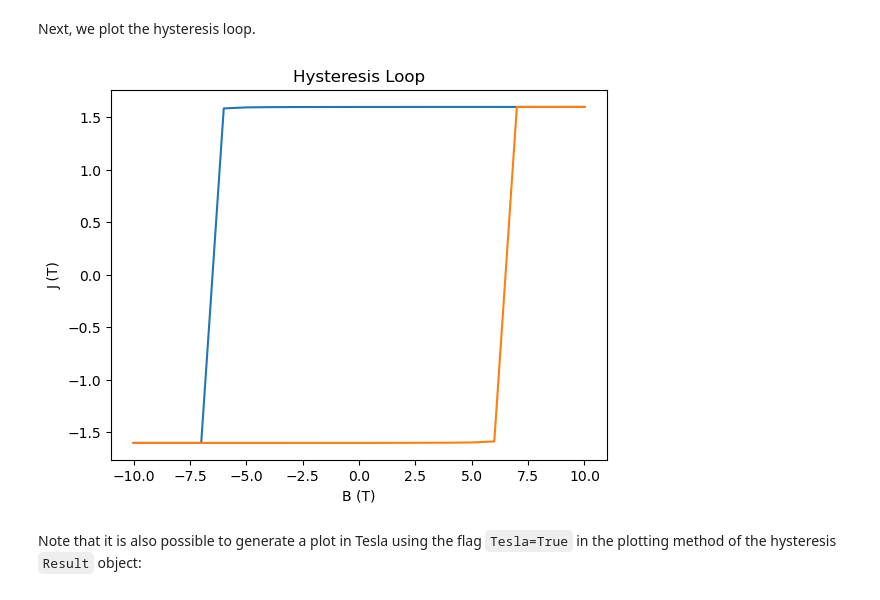
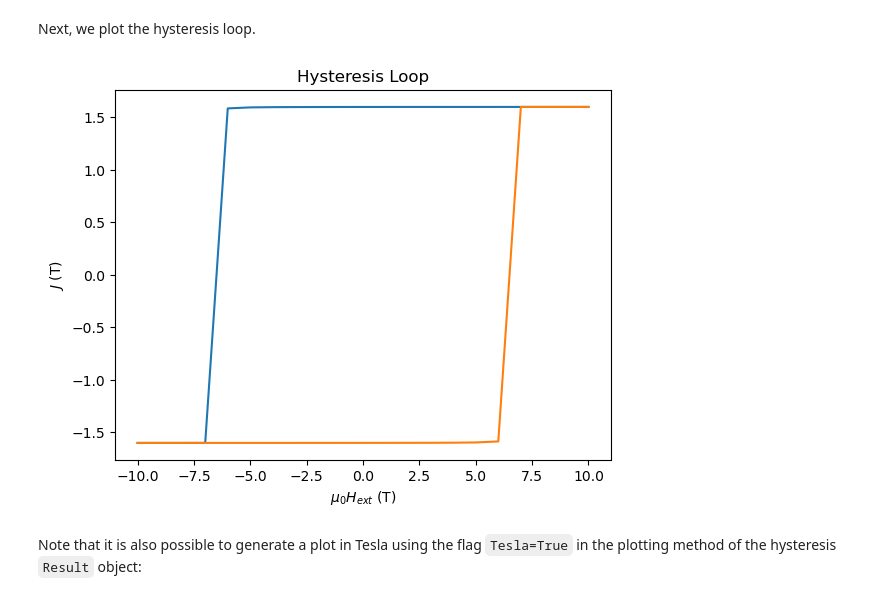
Before and after one commit to MaMMoS-project/mammos-mumag, a Jupyter notebook: examples/using_tesla.ipynb, the cells around one changed output. Drawn from its saved outputs; the diff is of its cells as text; code cells hidden in the pictures.

```diff
--- a/examples/using_tesla.ipynb
+++ b/examples/using_tesla.ipynb
@@ -97,14 +97,14 @@ Next, we plot the hysteresis loop.
 # %%
 _, ax = plt.subplots()
 ax.plot(B, J)
 ax.plot(-B, -J)
 ax.set_title("Hysteresis Loop")
-ax.set_xlabel("B (T)")
-ax.set_ylabel("J (T)")
+ax.set_xlabel("$\mu_0 H_{ext}$ (T)")
+ax.set_ylabel("$J$ (T)")
 
 plt.show();
 # %% [output]
-[figure, old version]
+[figure, new version]
 # %% [markdown]
 Note that it is also possible to generate a plot in Tesla using the flag `Tesla=True` in the plotting method of the hysteresis `Result` object:
 # %%
```
Also changed, not shown: parts of 2 cells of this notebook, 1 other file.
